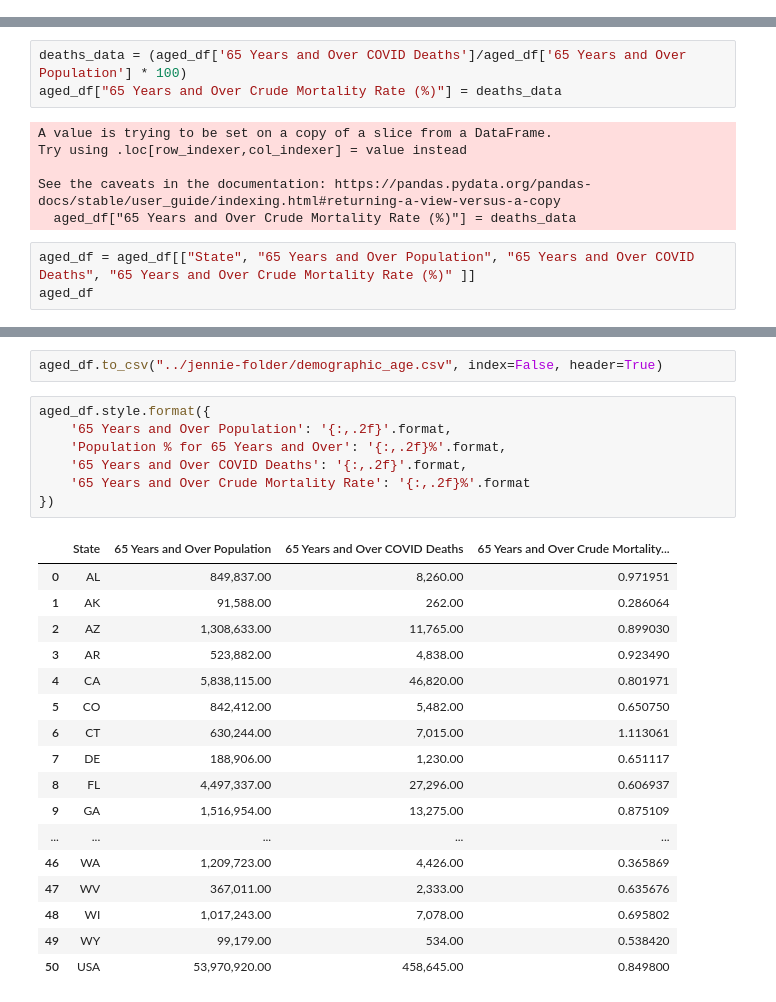
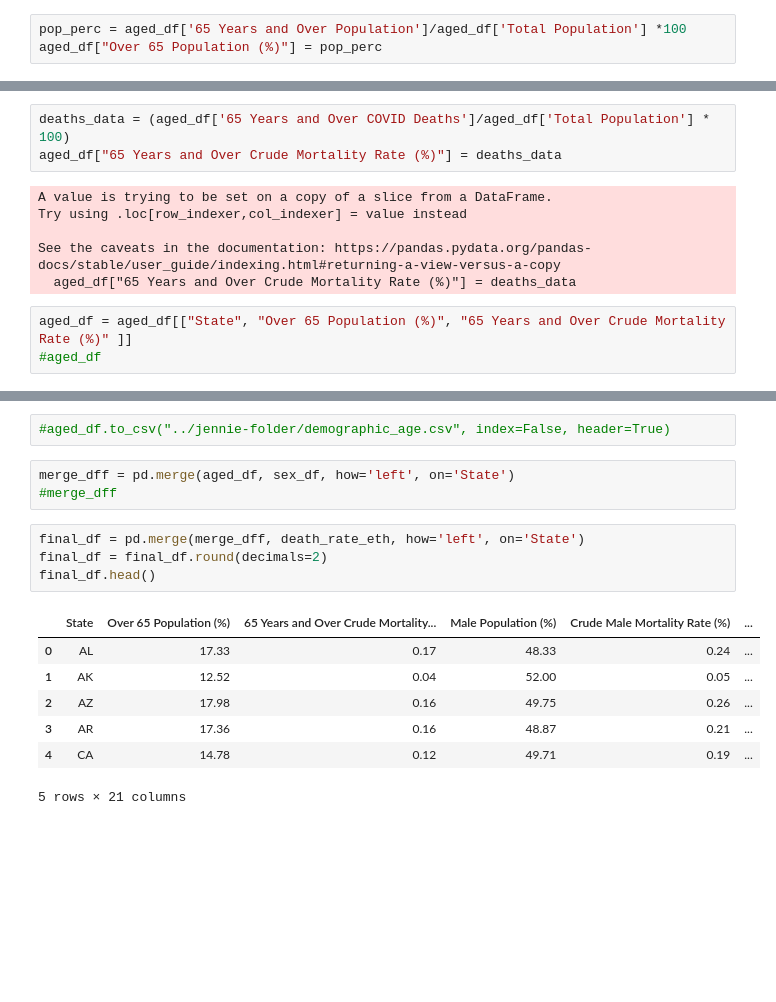
Before and after one commit to jenniecinelli/COVID-19-Data-US-State, a Jupyter notebook: data-file/jennie-folder/jennie-notebook.ipynb, the cells around one changed output, grey strips where cells are left out. Drawn from its saved outputs; the diff is of its cells as text; blank space fills up the shorter version.

```diff
--- a/data-file/jennie-folder/jennie-notebook.ipynb
+++ b/data-file/jennie-folder/jennie-notebook.ipynb
@@ -888,3 +776,6 @@ Try using .loc[row_indexer,col_indexer] = value instead
 
 See the caveats in the documentation: https://pandas.pydata.org/pandas-docs/stable/user_guide/indexing.html#returning-a-view-versus-a-copy
   aged_df["Population % for 65 Years and Over"] = population_over
+# %%
+pop_perc = aged_df['65 Years and Over Population']/aged_df['Total Population'] *100
+aged_df["Over 65 Population (%)"] = pop_perc
@@ -891,5 +788,5 @@ See the caveats in the documentation: https://pandas.pydata.org/pandas-docs/stab
 # %%
-deaths_data = (aged_df['65 Years and Over COVID Deaths']/aged_df['65 Years and Over Population'] * 100)
+deaths_data = (aged_df['65 Years and Over COVID Deaths']/aged_df['Total Population'] * 100)
 aged_df["65 Years and Over Crude Mortality Rate (%)"] = deaths_data
 # %% [output]
 A value is trying to be set on a copy of a slice from a DataFrame.
@@ -898,5 +795,5 @@ Try using .loc[row_indexer,col_indexer] = value instead
 See the caveats in the documentation: https://pandas.pydata.org/pandas-docs/stable/user_guide/indexing.html#returning-a-view-versus-a-copy
   aged_df["65 Years and Over Crude Mortality Rate (%)"] = deaths_data
 # %%
-aged_df = aged_df[["State", "65 Years and Over Population", "65 Years and Over COVID Deaths", "65 Years and Over Crude Mortality Rate (%)" ]]
-aged_df
+aged_df = aged_df[["State", "Over 65 Population (%)", "65 Years and Over Crude Mortality Rate (%)" ]]
+#aged_df
@@ -921,27 +800,17 @@ aged_df
 # %%
-aged_df.to_csv("../jennie-folder/demographic_age.csv", index=False, header=True)
+#aged_df.to_csv("../jennie-folder/demographic_age.csv", index=False, header=True)
-# %%
-aged_df.style.format({
-    '65 Years and Over Population': '{:,.2f}'.format,
-    'Population % for 65 Years and Over': '{:,.2f}%'.format,
-    '65 Years and Over COVID Deaths': '{:,.2f}'.format,
-    '65 Years and Over Crude Mortality Rate': '{:,.2f}%'.format
-})
-# %% [output]
-|  | State | 65 Years and Over Population | 65 Years and Over COVID Deaths | 65 Years and Over Crude Mortality... |
-| 0 | AL | 849,837.00 | 8,260.00 | 0.971951 |
-| 1 | AK | 91,588.00 | 262.00 | 0.286064 |
-| 2 | AZ | 1,308,633.00 | 11,765.00 | 0.899030 |
-| 3 | AR | 523,882.00 | 4,838.00 | 0.923490 |
-| 4 | CA | 5,838,115.00 | 46,820.00 | 0.801971 |
-| 5 | CO | 842,412.00 | 5,482.00 | 0.650750 |
-| 6 | CT | 630,244.00 | 7,015.00 | 1.113061 |
-| 7 | DE | 188,906.00 | 1,230.00 | 0.651117 |
-| 8 | FL | 4,497,337.00 | 27,296.00 | 0.606937 |
-| 9 | GA | 1,516,954.00 | 13,275.00 | 0.875109 |
-| ... | ... | ... | ... | ... |
-| 46 | WA | 1,209,723.00 | 4,426.00 | 0.365869 |
-| 47 | WV | 367,011.00 | 2,333.00 | 0.635676 |
-| 48 | WI | 1,017,243.00 | 7,078.00 | 0.695802 |
-| 49 | WY | 99,179.00 | 534.00 | 0.538420 |
-| 50 | USA | 53,970,920.00 | 458,645.00 | 0.849800 |
+# %%
+merge_dff = pd.merge(aged_df, sex_df, how='left', on='State')
+#merge_dff
+# %%
+final_df = pd.merge(merge_dff, death_rate_eth, how='left', on='State')
+final_df = final_df.round(decimals=2)
+final_df.head()
+# %% [output]
+|  | State | Over 65 Population (%) | 65 Years and Over Crude Mortality... | Male Population (%) | Crude Male Mortality Rate (%) | ... |
+| 0 | AL | 17.33 | 0.17 | 48.33 | 0.24 | ... |
+| 1 | AK | 12.52 | 0.04 | 52.00 | 0.05 | ... |
+| 2 | AZ | 17.98 | 0.16 | 49.75 | 0.26 | ... |
+| 3 | AR | 17.36 | 0.16 | 48.87 | 0.21 | ... |
+| 4 | CA | 14.78 | 0.12 | 49.71 | 0.19 | ... |
+5 rows × 21 columns
```
Also changed, not shown: parts of 49 cells of this notebook, 7 other files.
